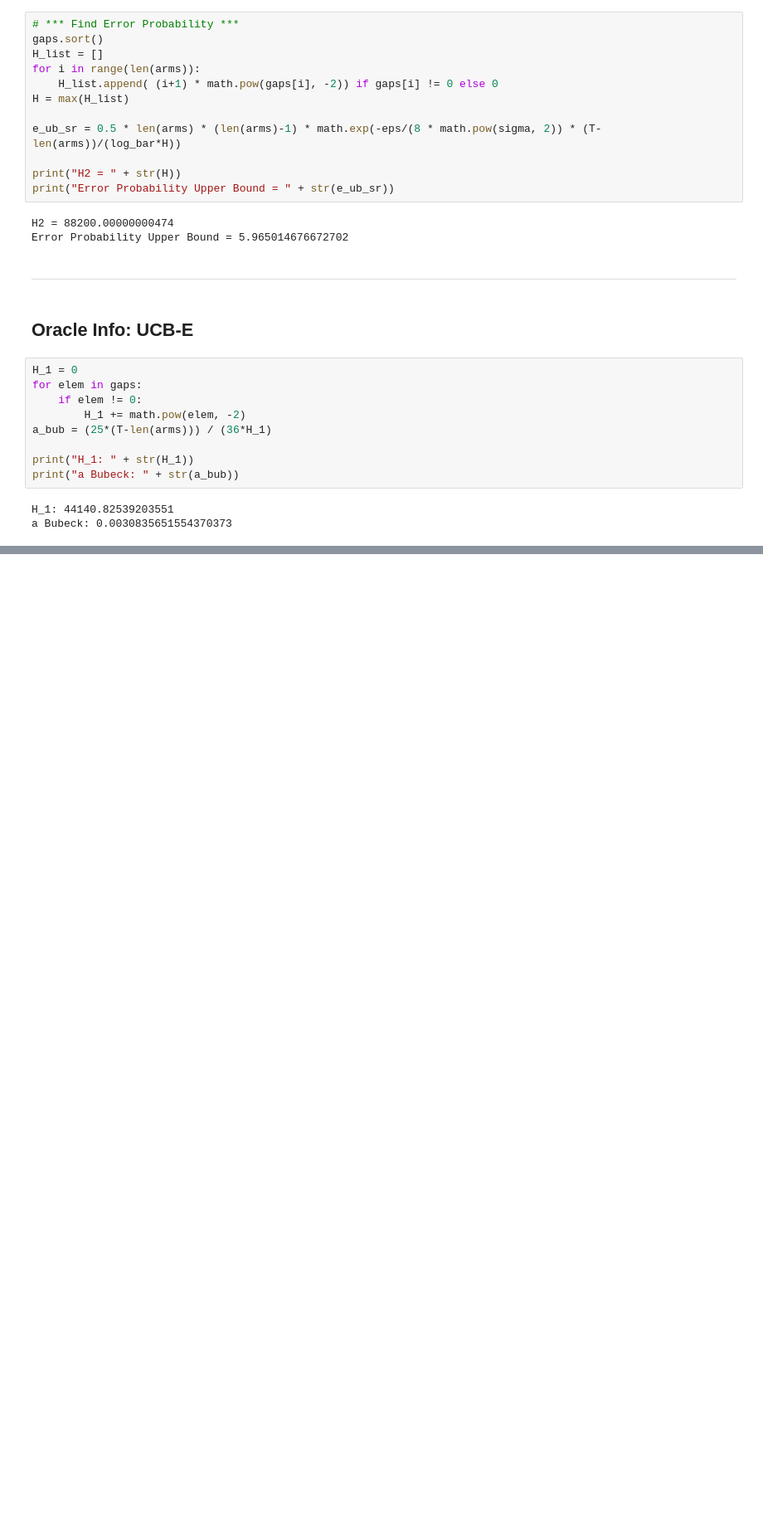
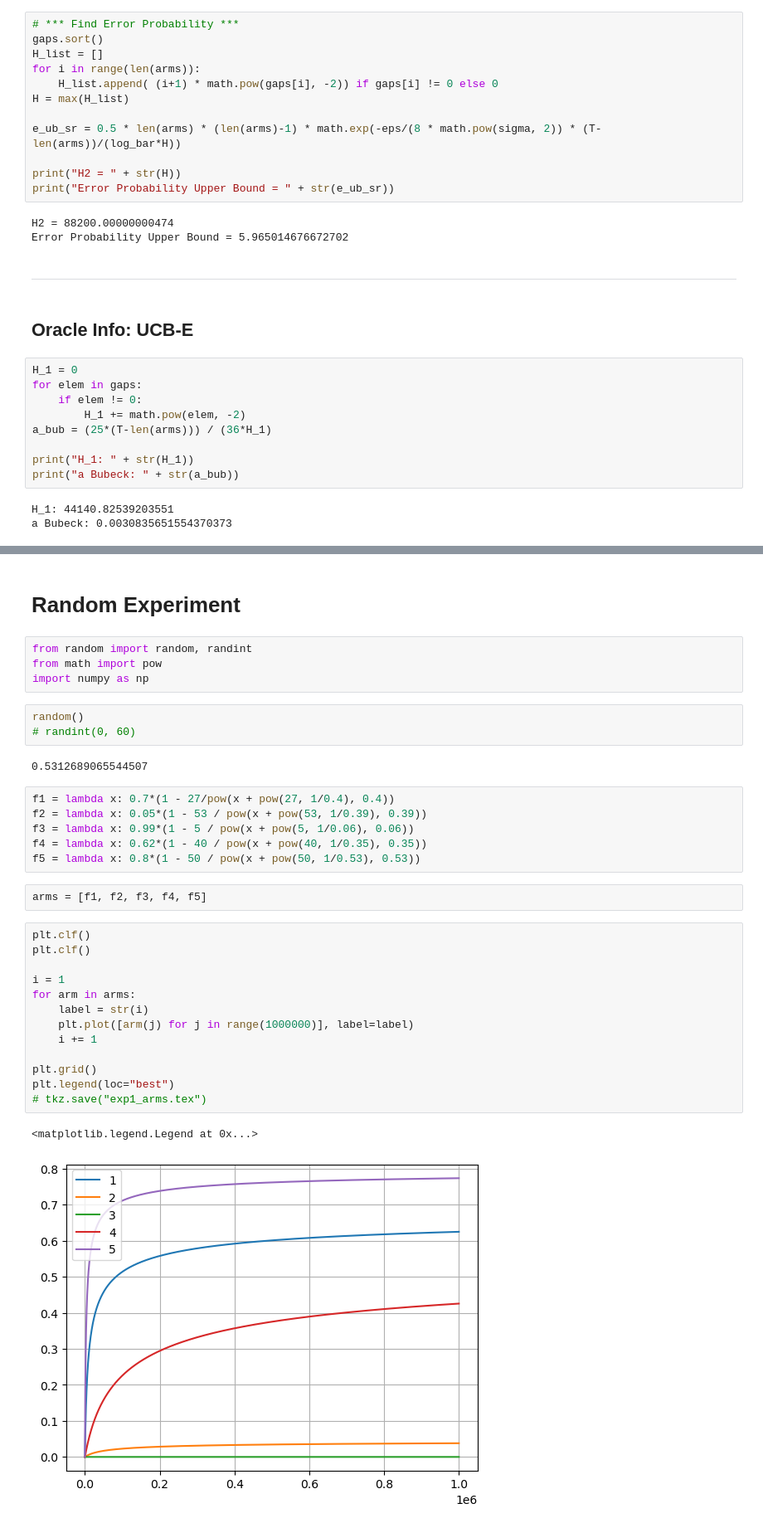
Before and after one commit to MontenegroAlessandro/BestArmIdSRB, a Jupyter notebook: notebooks/rb_visual2.ipynb, the cells around one changed output, grey strips where cells are left out. Shown at 83% size. Cells and saved outputs as stored; diff of their text form; blank space fills up the shorter version.

```diff
--- a/notebooks/rb_visual2.ipynb
+++ b/notebooks/rb_visual2.ipynb
@@ -268,0 +271,35 @@ a Bubeck: 0.0030835651554370373
+# %% [markdown]
+# Random Experiment
+# %%
+from random import random, randint
+from math import pow
+import numpy as np
+# %%
+random()
+# randint(0, 60)
+# %% [output]
+0.5312689065544507
+# %%
+f1 = lambda x: 0.7*(1 - 27/pow(x + pow(27, 1/0.4), 0.4))
+f2 = lambda x: 0.05*(1 - 53 / pow(x + pow(53, 1/0.39), 0.39))
+f3 = lambda x: 0.99*(1 - 5 / pow(x + pow(5, 1/0.06), 0.06))
+f4 = lambda x: 0.62*(1 - 40 / pow(x + pow(40, 1/0.35), 0.35))
+f5 = lambda x: 0.8*(1 - 50 / pow(x + pow(50, 1/0.53), 0.53))
+# %%
+arms = [f1, f2, f3, f4, f5]
+# %%
+plt.clf()
+plt.clf()
+
+i = 1
+for arm in arms:
+    label = str(i)
+    plt.plot([arm(j) for j in range(1000000)], label=label)
+    i += 1
+
+plt.grid()
+plt.legend(loc="best")
+# tkz.save("exp1_arms.tex")
+# %% [output]
+<matplotlib.legend.Legend at 0x...>
+[figure, added]
```
Also changed, not shown: parts of 4 cells of this notebook, 33 other files.
